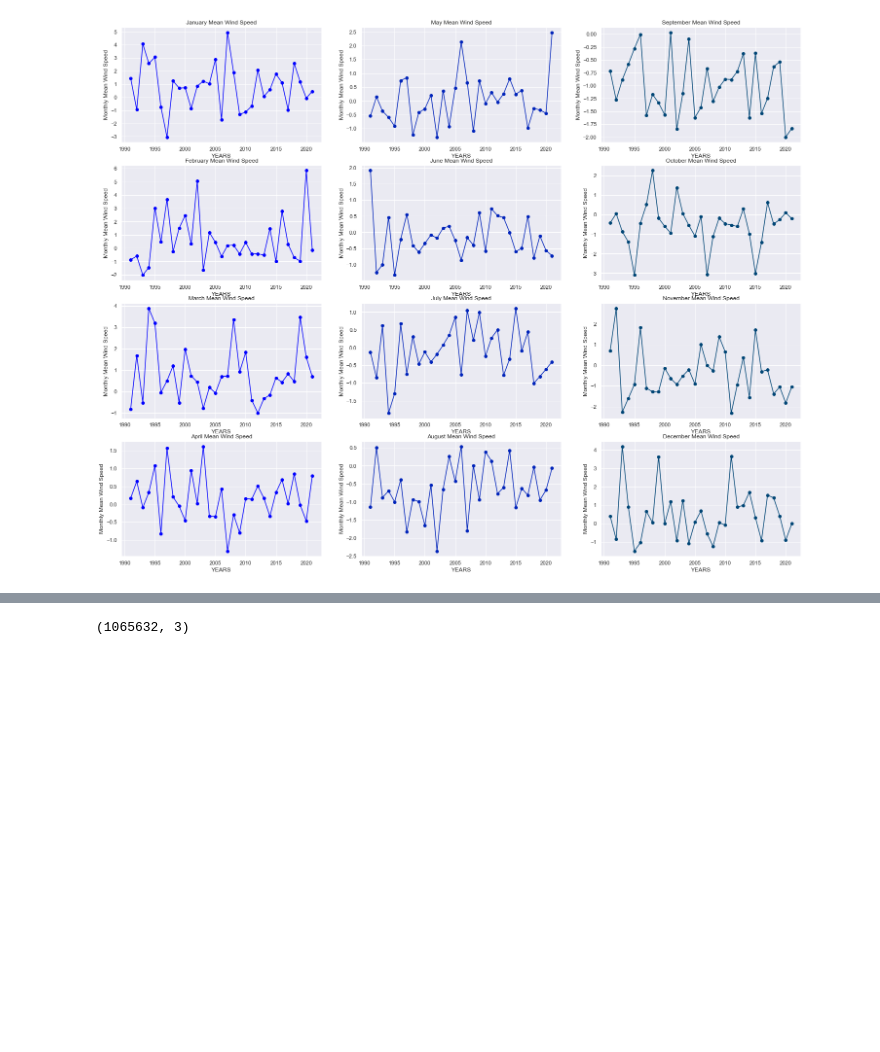
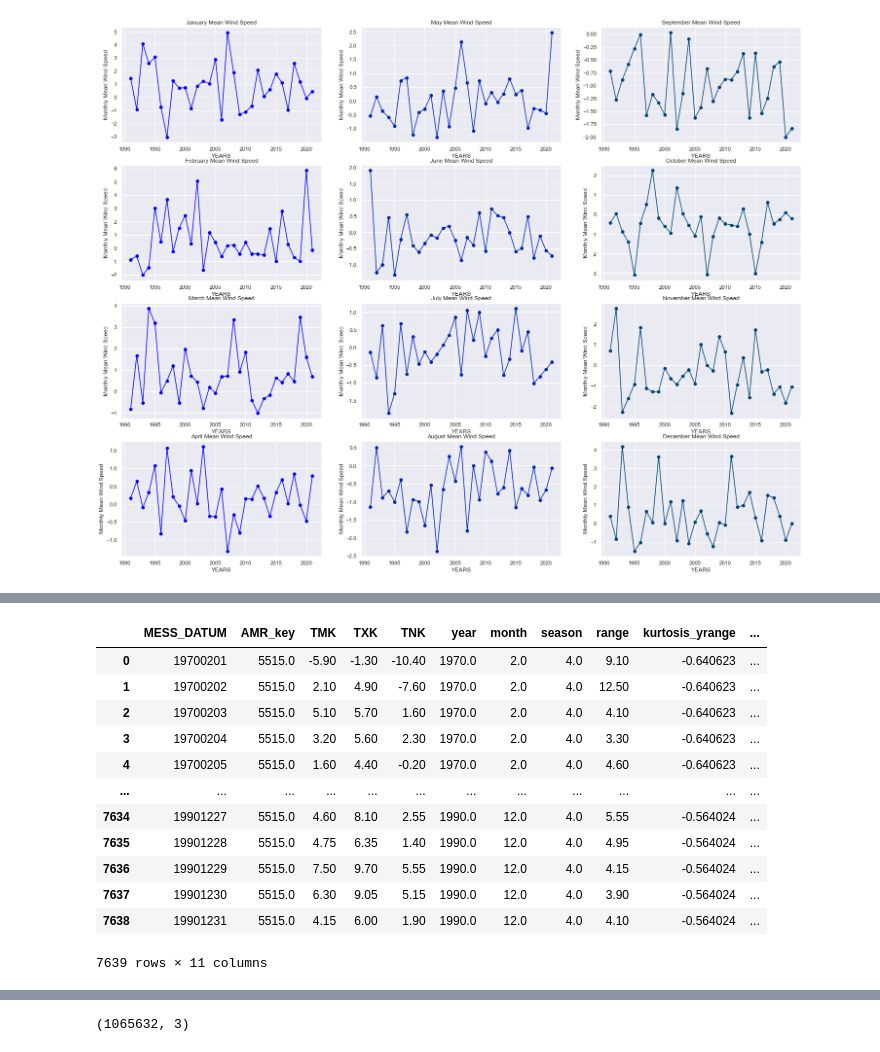
Before and after one commit to VolkaneicFox/IWH-Research, a Jupyter notebook: temperatureDatav1.ipynb, the cells around one changed output, grey strips where cells are left out. Drawn from its saved outputs; the diff is of its cells as text; code cells hidden in the pictures; blank space fills up the shorter version.

```diff
--- a/temperatureDatav1.ipynb
+++ b/temperatureDatav1.ipynb
@@ -244,0 +348,22 @@ Index(['STATIONS_ID', 'MESS_DATUM', 'QN_3', 'Stationsname', 'AMR_key', 'TMK',
+# %%
+for yy in set(list(amr_5515['year'])):
+    kurt=kurtosis(amr_5515[amr_5515['year']==yy]['TXK'])
+    amr_5515.loc[amr_5515.year==yy,'kurtosis_yTXK'] = kurt
+# %%
+amr_prior=amr_5515[amr_5515['year']<=1990]
+# %%
+amr_prior
+# %% [output]
+|  | MESS_DATUM | AMR_key | TMK | TXK | TNK | year | month | season | range | kurtosis_yrange | ... |
+| 0 | 19700201 | 5515.0 | -5.90 | -1.30 | -10.40 | 1970.0 | 2.0 | 4.0 | 9.10 | -0.640623 | ... |
+| 1 | 19700202 | 5515.0 | 2.10 | 4.90 | -7.60 | 1970.0 | 2.0 | 4.0 | 12.50 | -0.640623 | ... |
+| 2 | 19700203 | 5515.0 | 5.10 | 5.70 | 1.60 | 1970.0 | 2.0 | 4.0 | 4.10 | -0.640623 | ... |
+| 3 | 19700204 | 5515.0 | 3.20 | 5.60 | 2.30 | 1970.0 | 2.0 | 4.0 | 3.30 | -0.640623 | ... |
+| 4 | 19700205 | 5515.0 | 1.60 | 4.40 | -0.20 | 1970.0 | 2.0 | 4.0 | 4.60 | -0.640623 | ... |
+| ... | ... | ... | ... | ... | ... | ... | ... | ... | ... | ... | ... |
+| 7634 | 19901227 | 5515.0 | 4.60 | 8.10 | 2.55 | 1990.0 | 12.0 | 4.0 | 5.55 | -0.564024 | ... |
+| 7635 | 19901228 | 5515.0 | 4.75 | 6.35 | 1.40 | 1990.0 | 12.0 | 4.0 | 4.95 | -0.564024 | ... |
+| 7636 | 19901229 | 5515.0 | 7.50 | 9.70 | 5.55 | 1990.0 | 12.0 | 4.0 | 4.15 | -0.564024 | ... |
+| 7637 | 19901230 | 5515.0 | 6.30 | 9.05 | 5.15 | 1990.0 | 12.0 | 4.0 | 3.90 | -0.564024 | ... |
+| 7638 | 19901231 | 5515.0 | 4.15 | 6.00 | 1.90 | 1990.0 | 12.0 | 4.0 | 4.10 | -0.564024 | ... |
+7639 rows × 11 columns
```
Also changed, not shown: parts of 20 cells of this notebook.
